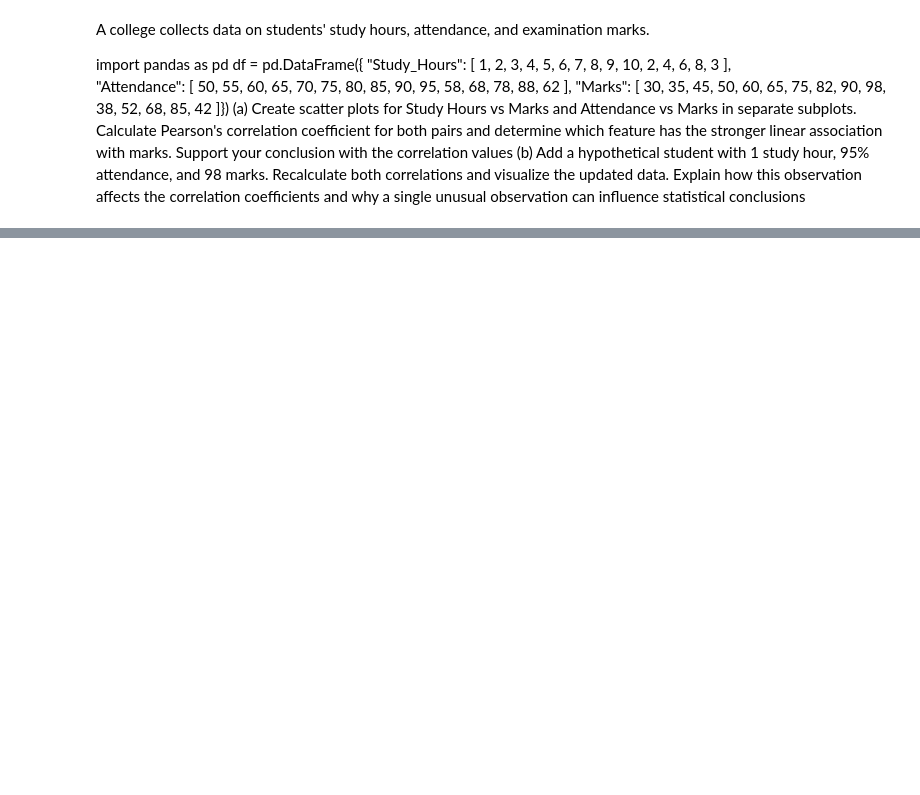
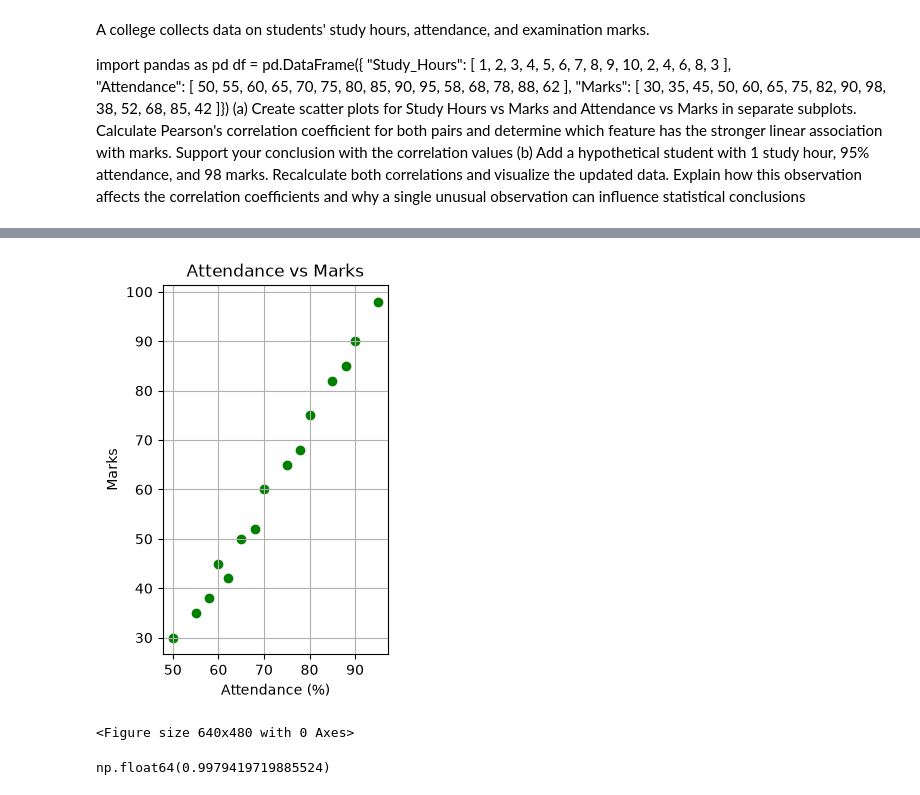
Before and after one commit to kamni0506-source/machine_learning, a Jupyter notebook: Assigment machine learning/assigment_3.ipynb, the cells around one changed output, grey strips where cells are left out. Cells and saved outputs as stored; diff of their text form; code cells hidden in the pictures; blank space fills up the shorter version.

```diff
--- a/Assigment machine learning/assigment_3.ipynb
+++ b/Assigment machine learning/assigment_3.ipynb
@@ -23,0 +82,14 @@ plt.grid(True)
+# %%
+plt.subplot(1, 2, 2)
+plt.scatter(df["Attendance"], df["Marks"], color="green")
+plt.xlabel("Attendance (%)")
+plt.ylabel("Marks")
+plt.title("Attendance vs Marks")
+plt.grid(True)
+# %% [output]
+[figure, added]
+# %%
+plt.tight_layout()
+plt.show()
+# %% [output]
+<Figure size 640x480 with 0 Axes>
@@ -23,0 +102,4 @@ plt.grid(True)
+# %%
+ df["Study_Hours"].corr(df["Marks"], method="pearson")
+# %% [output]
+np.float64(0.9979419719885524)
```
Also changed, not shown: parts of 20 cells of this notebook, 3 other files.
